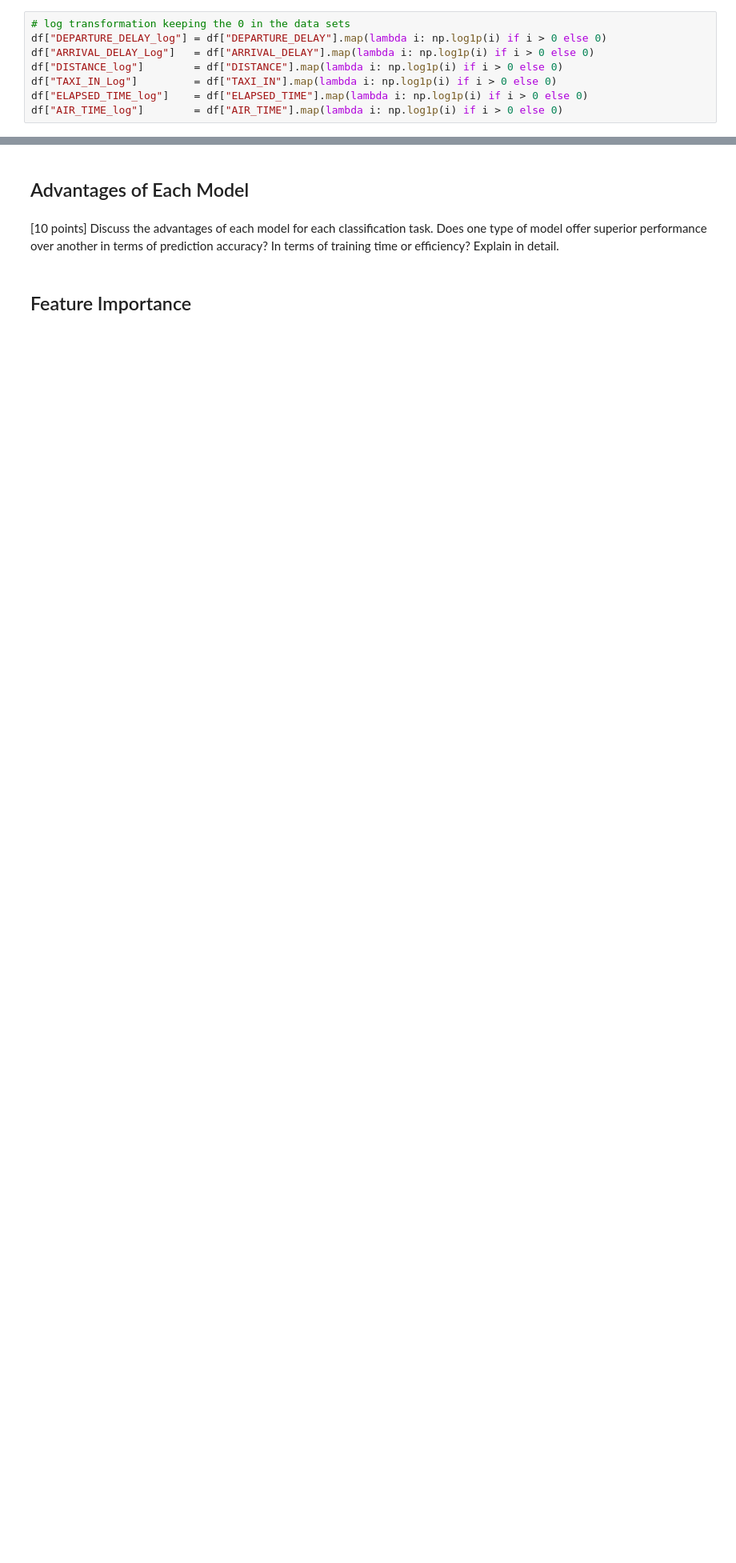
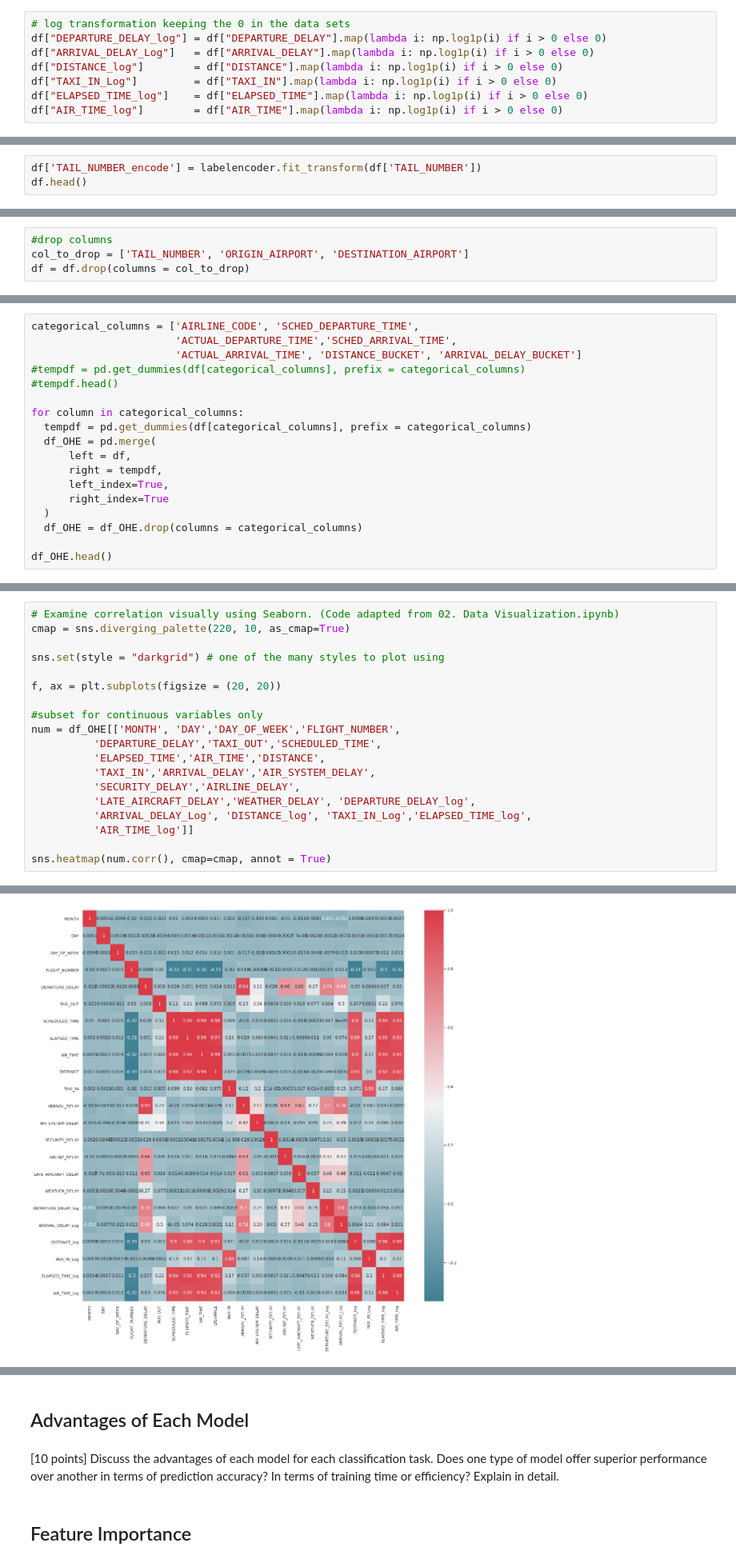
Before and after one commit to mattfarrow1/7331-machine-learning-1, a Jupyter notebook: Labs/MiniProject_Group4.ipynb, the cells around one changed output, grey strips where cells are left out. Shown at 80% size. Drawn from its saved outputs; the diff is of its cells as text; blank space fills up the shorter version.

Commit message:
Move Megan’s work to our main file
Replaced our original MiniProject_Group4 file with the one that contains the collected code that Megan pulled together

```diff
--- a/Labs/MiniProject_Group4.ipynb
+++ b/Labs/MiniProject_Group4.ipynb
@@ -121,0 +403,3 @@ df["AIR_TIME_log"]        = df["AIR_TIME"].map(lambda i: np.log1p(i) if i > 0 el
+# %%
+df['TAIL_NUMBER_encode'] = labelencoder.fit_transform(df['TAIL_NUMBER'])
+df.head()
@@ -121,0 +413,4 @@ df["AIR_TIME_log"]        = df["AIR_TIME"].map(lambda i: np.log1p(i) if i > 0 el
+# %%
+#drop columns
+col_to_drop = ['TAIL_NUMBER', 'ORIGIN_AIRPORT', 'DESTINATION_AIRPORT']
+df = df.drop(columns = col_to_drop)
@@ -121,0 +419,18 @@ df["AIR_TIME_log"]        = df["AIR_TIME"].map(lambda i: np.log1p(i) if i > 0 el
+# %%
+categorical_columns = ['AIRLINE_CODE', 'SCHED_DEPARTURE_TIME',
+                       'ACTUAL_DEPARTURE_TIME','SCHED_ARRIVAL_TIME',
+                       'ACTUAL_ARRIVAL_TIME', 'DISTANCE_BUCKET', 'ARRIVAL_DELAY_BUCKET']
+#tempdf = pd.get_dummies(df[categorical_columns], prefix = categorical_columns)
+#tempdf.head()
+
+for column in categorical_columns:
+  tempdf = pd.get_dummies(df[categorical_columns], prefix = categorical_columns)
+  df_OHE = pd.merge(
+      left = df,
+      right = tempdf,
+      left_index=True,
+      right_index=True
+  )
+  df_OHE = df_OHE.drop(columns = categorical_columns)
+
+df_OHE.head()
@@ -121,0 +472,20 @@ df["AIR_TIME_log"]        = df["AIR_TIME"].map(lambda i: np.log1p(i) if i > 0 el
+# %%
+# Examine correlation visually using Seaborn. (Code adapted from 02. Data Visualization.ipynb)
+cmap = sns.diverging_palette(220, 10, as_cmap=True)
+
+sns.set(style = "darkgrid") # one of the many styles to plot using
+
+f, ax = plt.subplots(figsize = (20, 20))
+
+#subset for continuous variables only
+num = df_OHE[['MONTH', 'DAY','DAY_OF_WEEK','FLIGHT_NUMBER',
+          'DEPARTURE_DELAY','TAXI_OUT','SCHEDULED_TIME',
+          'ELAPSED_TIME','AIR_TIME','DISTANCE',
+          'TAXI_IN','ARRIVAL_DELAY','AIR_SYSTEM_DELAY',
+          'SECURITY_DELAY','AIRLINE_DELAY',
+          'LATE_AIRCRAFT_DELAY','WEATHER_DELAY', 'DEPARTURE_DELAY_log',
+          'ARRIVAL_DELAY_Log', 'DISTANCE_log', 'TAXI_IN_Log','ELAPSED_TIME_log',
+          'AIR_TIME_log']]
+
+sns.heatmap(num.corr(), cmap=cmap, annot = True)
+# %% [output]
@@ -121,0 +493 @@ df["AIR_TIME_log"]        = df["AIR_TIME"].map(lambda i: np.log1p(i) if i > 0 el
+[figure, added]
```
Also changed, not shown: parts of 66 cells of this notebook, 1 other file.
